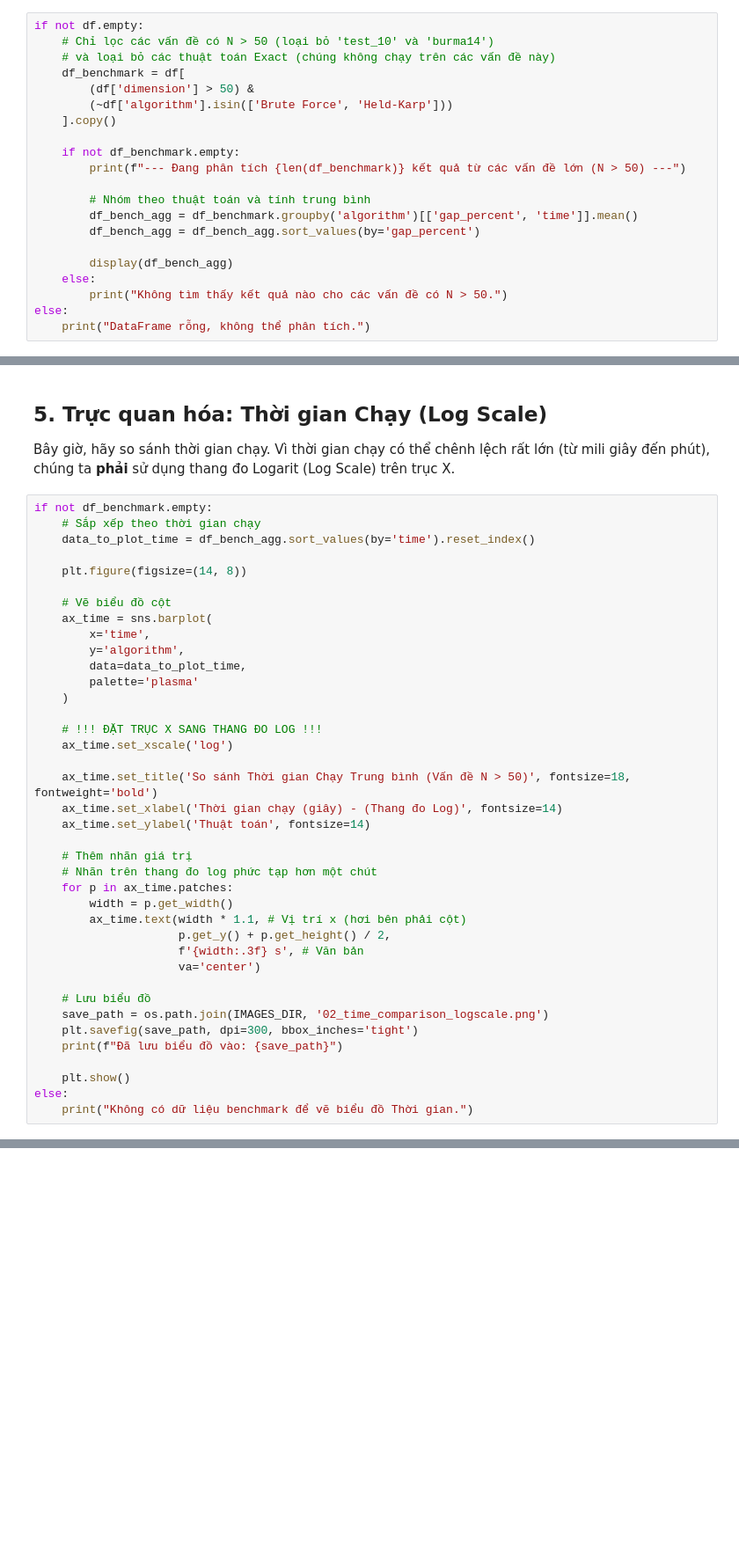
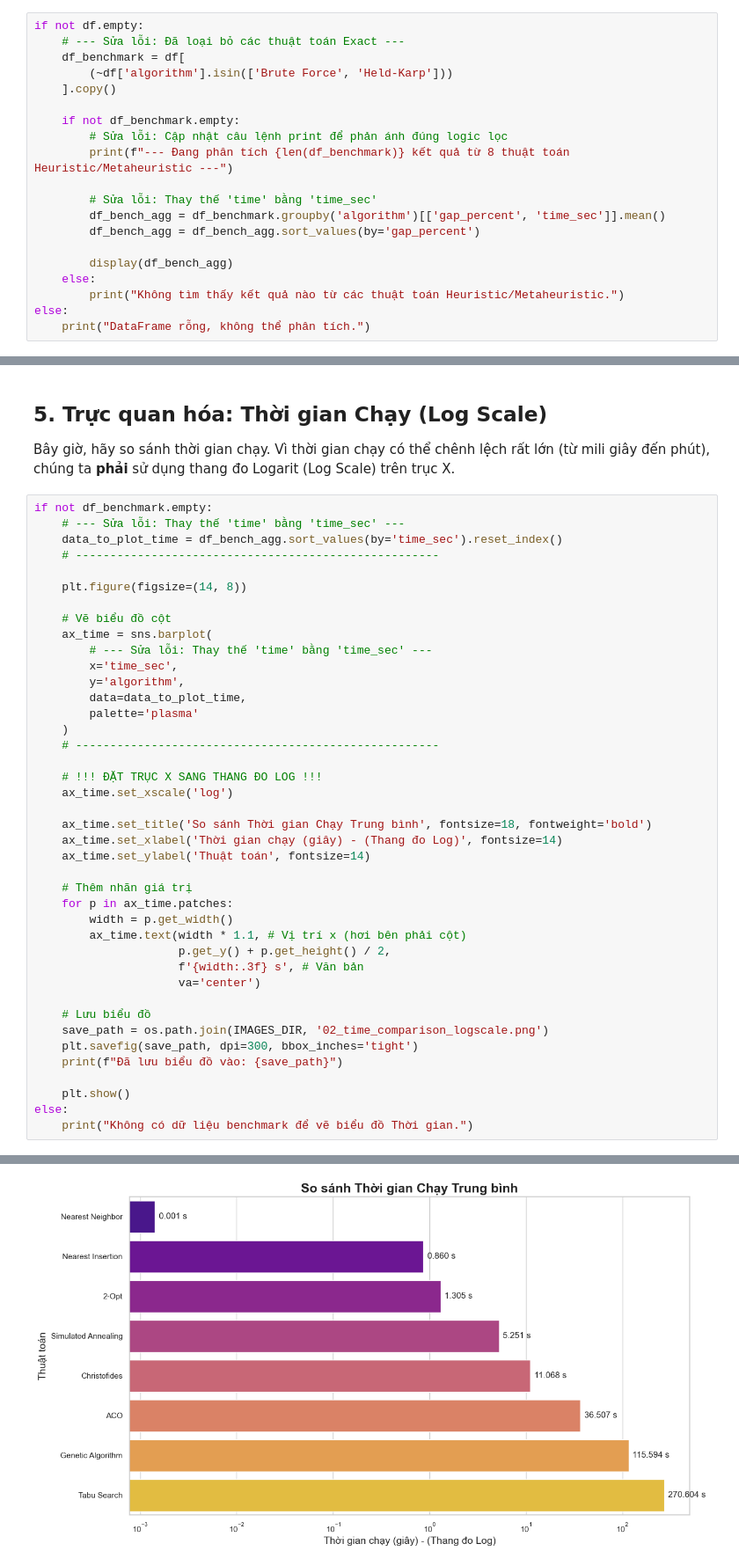
Before and after one commit to bush-le/tsp-algorithm-analysis, a Jupyter notebook: notebooks/04_analysis.ipynb, the cells around one changed output, grey strips where cells are left out. Shown at 88% size. Saved outputs shown, nothing was run; the diff lists cells and outputs as text; blank space fills up the shorter version.

```diff
--- a/notebooks/04_analysis.ipynb
+++ b/notebooks/04_analysis.ipynb
@@ -68,22 +89,21 @@ else:
 Đối với các ứng dụng thực tế, chúng ta quan tâm nhiều nhất đến hiệu suất trên các vấn đề lớn (ví dụ: `N > 50`). Hãy lọc dữ liệu để chỉ phân tích các vấn đề này (ví dụ: `berlin52`, `eil76`).
 # %%
 if not df.empty:
-    # Chỉ lọc các vấn đề có N > 50 (loại bỏ 'test_10' và 'burma14')
-    # và loại bỏ các thuật toán Exact (chúng không chạy trên các vấn đề này)
+    # --- Sửa lỗi: Đã loại bỏ các thuật toán Exact ---
     df_benchmark = df[
-        (df['dimension'] > 50) &
         (~df['algorithm'].isin(['Brute Force', 'Held-Karp']))
     ].copy()
 
     if not df_benchmark.empty:
-        print(f"--- Đang phân tích {len(df_benchmark)} kết quả từ các vấn đề lớn (N > 50) ---")
+        # Sửa lỗi: Cập nhật câu lệnh print để phản ánh đúng logic lọc
+        print(f"--- Đang phân tích {len(df_benchmark)} kết quả từ 8 thuật toán Heuristic/Metaheuristic ---")
 
-        # Nhóm theo thuật toán và tính trung bình
-        df_bench_agg = df_benchmark.groupby('algorithm')[['gap_percent', 'time']].mean()
+        # Sửa lỗi: Thay thế 'time' bằng 'time_sec'
+        df_bench_agg = df_benchmark.groupby('algorithm')[['gap_percent', 'time_sec']].mean()
         df_bench_agg = df_bench_agg.sort_values(by='gap_percent')
 
         display(df_bench_agg)
     else:
-        print("Không tìm thấy kết quả nào cho các vấn đề có N > 50.")
+        print("Không tìm thấy kết quả nào từ các thuật toán Heuristic/Metaheuristic.")
 else:
     print("DataFrame rỗng, không thể phân tích.")
@@ -133,28 +171,30 @@ else:
 Bây giờ, hãy so sánh thời gian chạy. Vì thời gian chạy có thể chênh lệch rất lớn (từ mili giây đến phút), chúng ta **phải** sử dụng thang đo Logarit (Log Scale) trên trục X.
 # %%
 if not df_benchmark.empty:
-    # Sắp xếp theo thời gian chạy
-    data_to_plot_time = df_bench_agg.sort_values(by='time').reset_index()
+    # --- Sửa lỗi: Thay thế 'time' bằng 'time_sec' ---
+    data_to_plot_time = df_bench_agg.sort_values(by='time_sec').reset_index()
+    # -----------------------------------------------------
 
     plt.figure(figsize=(14, 8))
 
     # Vẽ biểu đồ cột
     ax_time = sns.barplot(
-        x='time',
+        # --- Sửa lỗi: Thay thế 'time' bằng 'time_sec' ---
+        x='time_sec',
         y='algorithm',
         data=data_to_plot_time,
         palette='plasma'
     )
+    # -----------------------------------------------------
 
     # !!! ĐẶT TRỤC X SANG THANG ĐO LOG !!!
     ax_time.set_xscale('log')
 
-    ax_time.set_title('So sánh Thời gian Chạy Trung bình (Vấn đề N > 50)', fontsize=18, fontweight='bold')
+    ax_time.set_title('So sánh Thời gian Chạy Trung bình', fontsize=18, fontweight='bold')
     ax_time.set_xlabel('Thời gian chạy (giây) - (Thang đo Log)', fontsize=14)
     ax_time.set_ylabel('Thuật toán', fontsize=14)
 
     # Thêm nhãn giá trị
-    # Nhãn trên thang đo log phức tạp hơn một chút
     for p in ax_time.patches:
         width = p.get_width()
         ax_time.text(width * 1.1, # Vị trí x (hơi bên phải cột)
@@ -170,3 +210,4 @@ if not df_benchmark.empty:
     plt.show()
 else:
     print("Không có dữ liệu benchmark để vẽ biểu đồ Thời gian.")
+# %% [output]
@@ -173,3 +218,4 @@ else:
+[figure, added]
 # %% [markdown]
 ## 6. Trực quan hóa: Tương quan Chất lượng vs Thời gian
 
```
Also changed, not shown: parts of 7 cells of this notebook, 1 other file.
